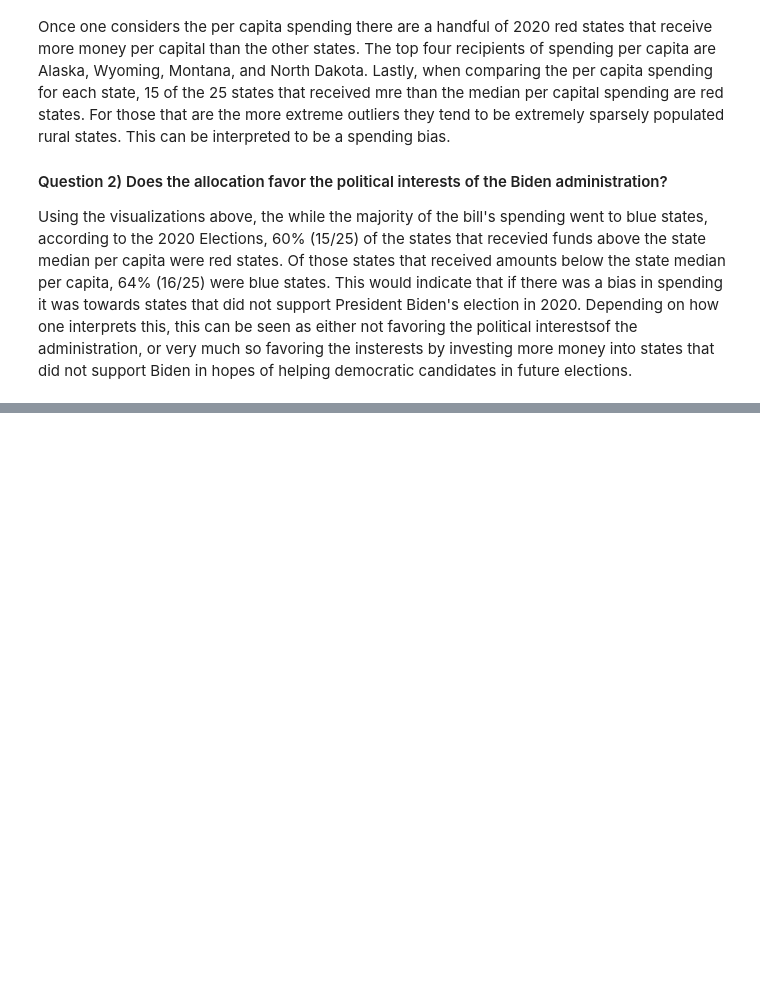
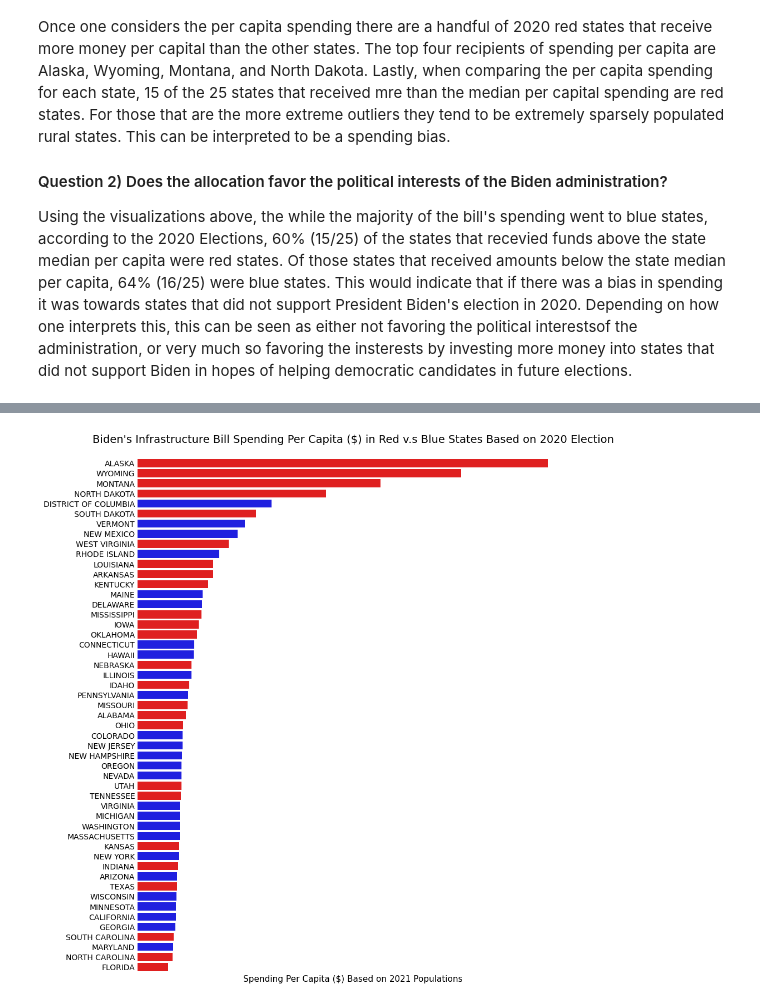
Before and after one commit to jhnboyy/CUNY_SPS_WORK, a Jupyter notebook: FALL2025/DATA608/Story1/DATA608_Story1.ipynb, the cells around one changed output, grey strips where cells are left out. Saved outputs shown, nothing was run; the diff lists cells and outputs as text; code cells hidden in the pictures; blank space fills up the shorter version.

Commit message:
resubmission work on story 1 data viz

```diff
--- a/FALL2025/DATA608/Story1/DATA608_Story1.ipynb
+++ b/FALL2025/DATA608/Story1/DATA608_Story1.ipynb
@@ -275,0 +264,26 @@ Using the visualizations above, the while the majority of the bill's spending we
+# %%
+state_to_color = dict(zip(final['State'], final['color']))
+
+plt.figure(figsize=(10, 12))
+ax = sns.barplot(
+    data=final,
+    x='Spending Per Capita',
+    y='State',
+    hue='State',
+    palette=state_to_color,
+    dodge=False,
+    errorbar=None,
+    edgecolor=None,
+    legend=False)
+
+# Minimal styling
+ax.set_xlabel("Spending Per Capita ($) Based on 2021 Populations", fontsize=11)
+plt.title("Biden's Infrastructure Bill Spending Per Capita ($) in Red v.s Blue States Based on 2020 Election", fontsize=14, loc='center', pad=20)
+ax.set_ylabel('')
+ax.set_xticks([])
+ax.tick_params(axis='y', length=0)
+
+plt.box(False)
+plt.show()
+# %% [output]
+[figure, added]
```
Also changed, not shown: parts of 14 cells of this notebook.
